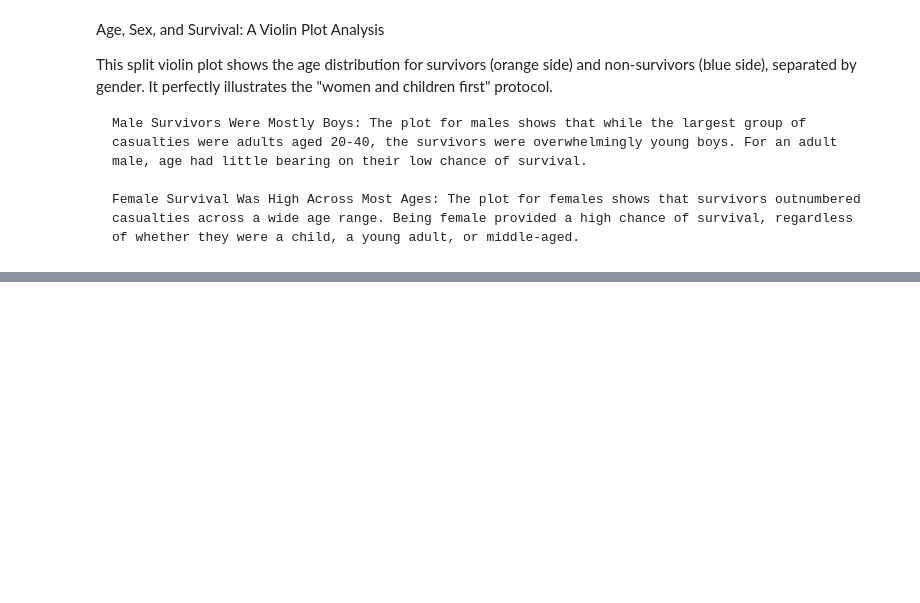
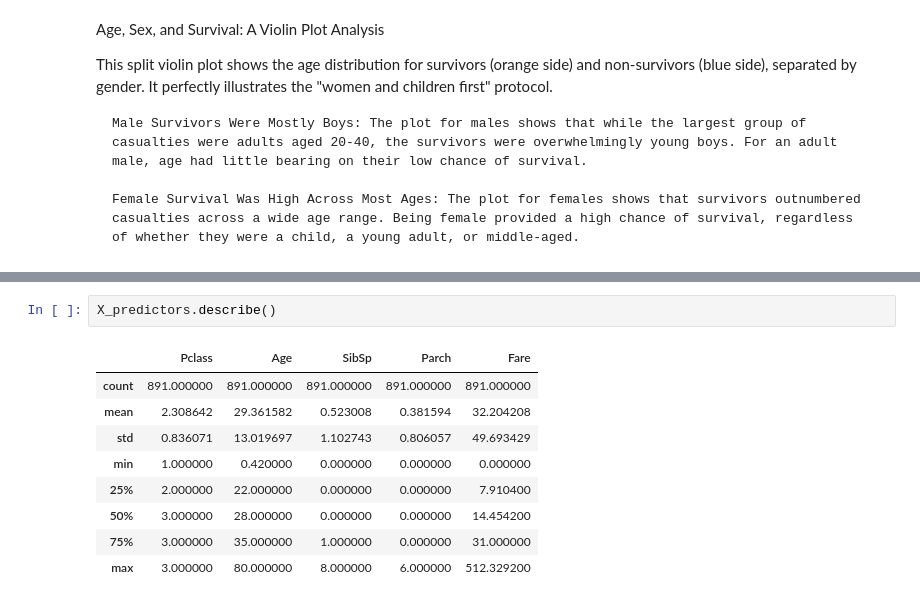
Before and after one commit to YohanFr18/titanic-naive-bayes, a Jupyter notebook: notebooks/naive_bayes.ipynb, the cells around one changed output, grey strips where cells are left out. Saved outputs shown, nothing was run; the diff lists cells and outputs as text; blank space fills up the shorter version.

```diff
--- a/notebooks/naive_bayes.ipynb
+++ b/notebooks/naive_bayes.ipynb
@@ -215,0 +260,12 @@ This split violin plot shows the age distribution for survivors (orange side) an
+# %%
+X_predictors.describe()
+# %% [output]
+|  | Pclass | Age | SibSp | Parch | Fare |
+| count | 891.000000 | 891.000000 | 891.000000 | 891.000000 | 891.000000 |
+| mean | 2.308642 | 29.361582 | 0.523008 | 0.381594 | 32.204208 |
+| std | 0.836071 | 13.019697 | 1.102743 | 0.806057 | 49.693429 |
+| min | 1.000000 | 0.420000 | 0.000000 | 0.000000 | 0.000000 |
+| 25% | 2.000000 | 22.000000 | 0.000000 | 0.000000 | 7.910400 |
+| 50% | 3.000000 | 28.000000 | 0.000000 | 0.000000 | 14.454200 |
+| 75% | 3.000000 | 35.000000 | 1.000000 | 0.000000 | 31.000000 |
+| max | 3.000000 | 80.000000 | 8.000000 | 6.000000 | 512.329200 |
```
Also changed, not shown: parts of 5 cells of this notebook.
